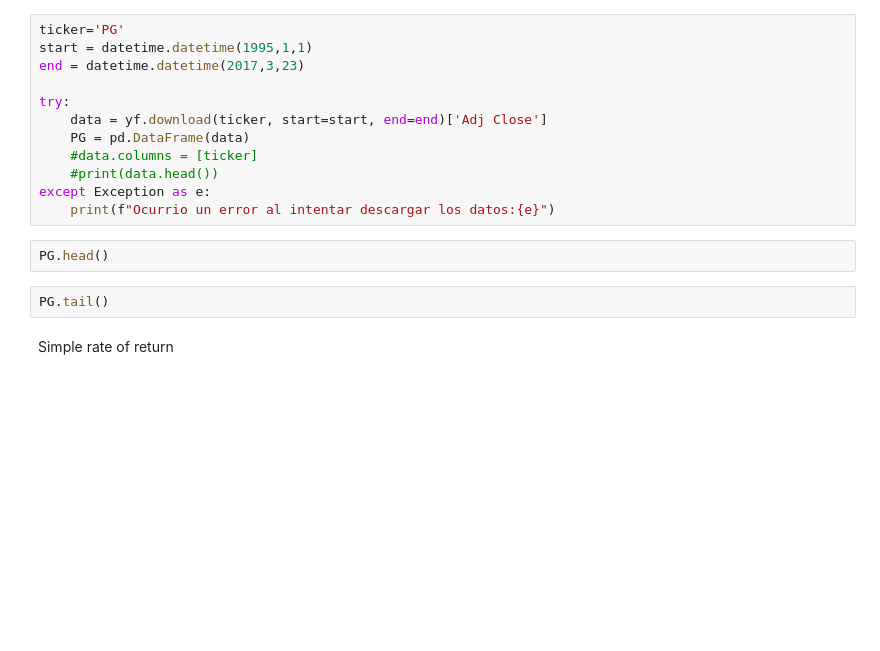
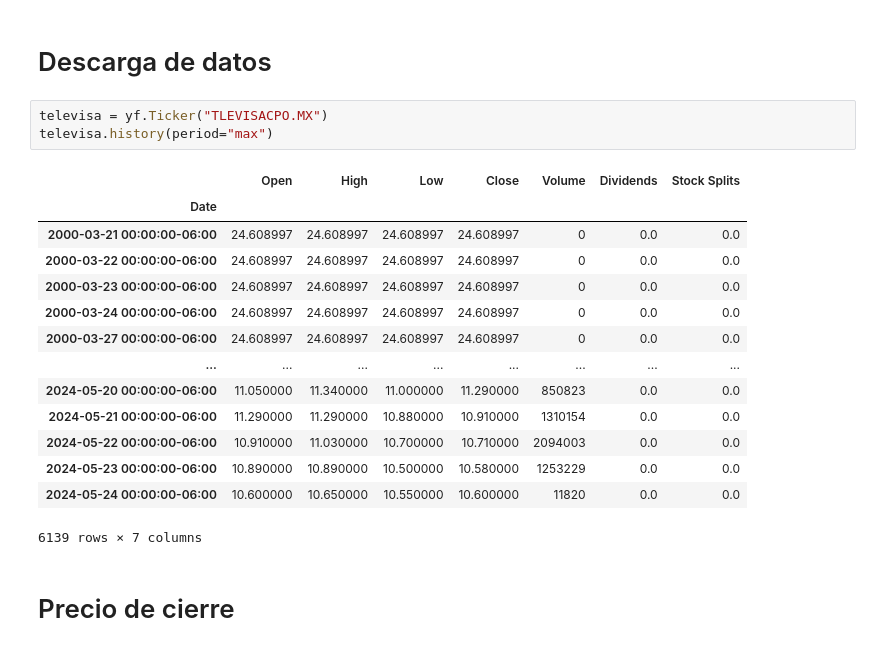
Before and after one commit to AyaxYordi/Simulacion-2---2024, a Jupyter notebook: Unidad IV/simple returns.ipynb, the cells around one changed output. Drawn from its saved outputs; the diff is of its cells as text; blank space fills up the shorter version.

```diff
--- a/Unidad IV/simple returns.ipynb
+++ b/Unidad IV/simple returns.ipynb
@@ -7,18 +11,22 @@ import datetime
-# %%
-ticker='PG'
-start = datetime.datetime(1995,1,1)
-end = datetime.datetime(2017,3,23)
-
-try:
-    data = yf.download(ticker, start=start, end=end)['Adj Close']
-    PG = pd.DataFrame(data)
-    #data.columns = [ticker]
-    #print(data.head())
-except Exception as e:
-    print(f"Ocurrio un error al intentar descargar los datos:{e}")
-# %%
-PG.head()
-# %%
-PG.tail()
-# %% [markdown]
-Simple rate of return
+# %% [markdown]
+# Descarga de datos
+# %%
+televisa = yf.Ticker("TLEVISACPO.MX")
+televisa.history(period="max")
+# %% [output]
+|  | Open | High | Low | Close | Volume | Dividends | Stock Splits |
+| Date |  |  |  |  |  |  |  |
+| 2000-03-21 00:00:00-06:00 | 24.608997 | 24.608997 | 24.608997 | 24.608997 | 0 | 0.0 | 0.0 |
+| 2000-03-22 00:00:00-06:00 | 24.608997 | 24.608997 | 24.608997 | 24.608997 | 0 | 0.0 | 0.0 |
+| 2000-03-23 00:00:00-06:00 | 24.608997 | 24.608997 | 24.608997 | 24.608997 | 0 | 0.0 | 0.0 |
+| 2000-03-24 00:00:00-06:00 | 24.608997 | 24.608997 | 24.608997 | 24.608997 | 0 | 0.0 | 0.0 |
+| 2000-03-27 00:00:00-06:00 | 24.608997 | 24.608997 | 24.608997 | 24.608997 | 0 | 0.0 | 0.0 |
+| ... | ... | ... | ... | ... | ... | ... | ... |
+| 2024-05-20 00:00:00-06:00 | 11.050000 | 11.340000 | 11.000000 | 11.290000 | 850823 | 0.0 | 0.0 |
+| 2024-05-21 00:00:00-06:00 | 11.290000 | 11.290000 | 10.880000 | 10.910000 | 1310154 | 0.0 | 0.0 |
+| 2024-05-22 00:00:00-06:00 | 10.910000 | 11.030000 | 10.700000 | 10.710000 | 2094003 | 0.0 | 0.0 |
+| 2024-05-23 00:00:00-06:00 | 10.890000 | 10.890000 | 10.500000 | 10.580000 | 1253229 | 0.0 | 0.0 |
+| 2024-05-24 00:00:00-06:00 | 10.600000 | 10.650000 | 10.550000 | 10.600000 | 11820 | 0.0 | 0.0 |
+6139 rows × 7 columns
+# %% [markdown]
+# Precio de cierre
```
Also changed, not shown: parts of 22 cells of this notebook.
